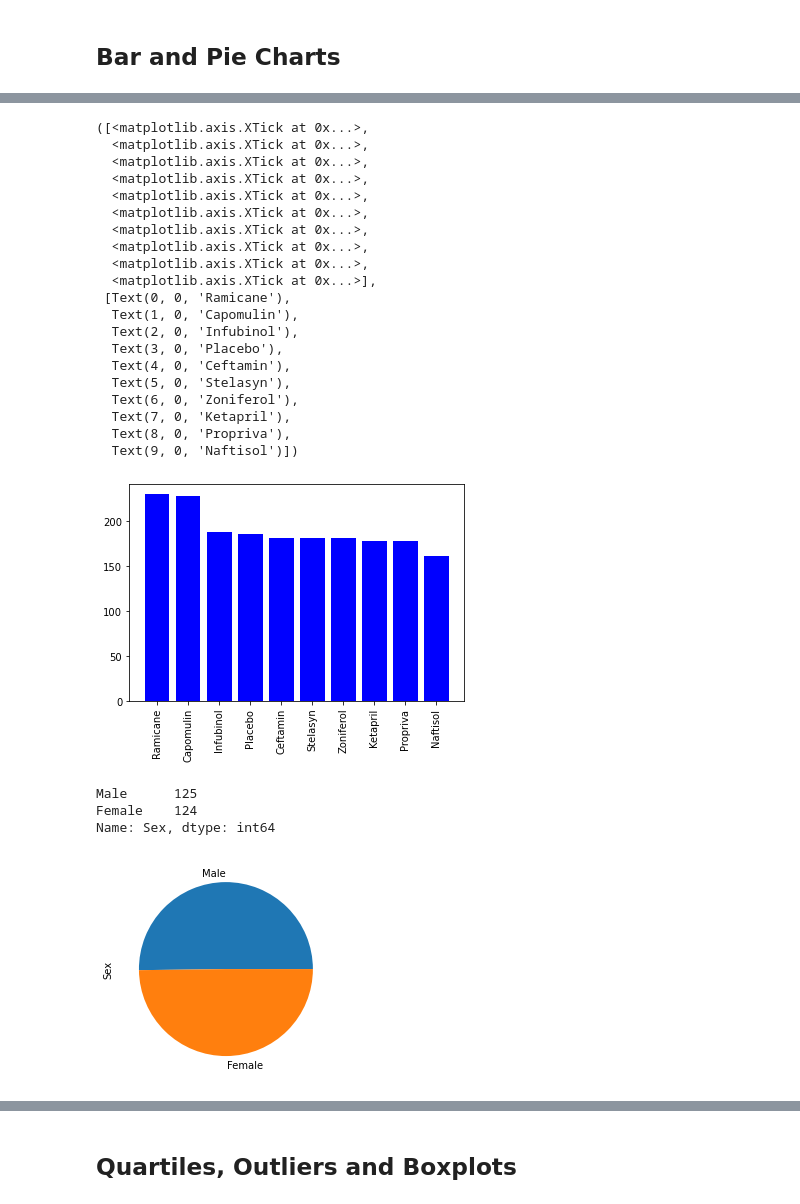
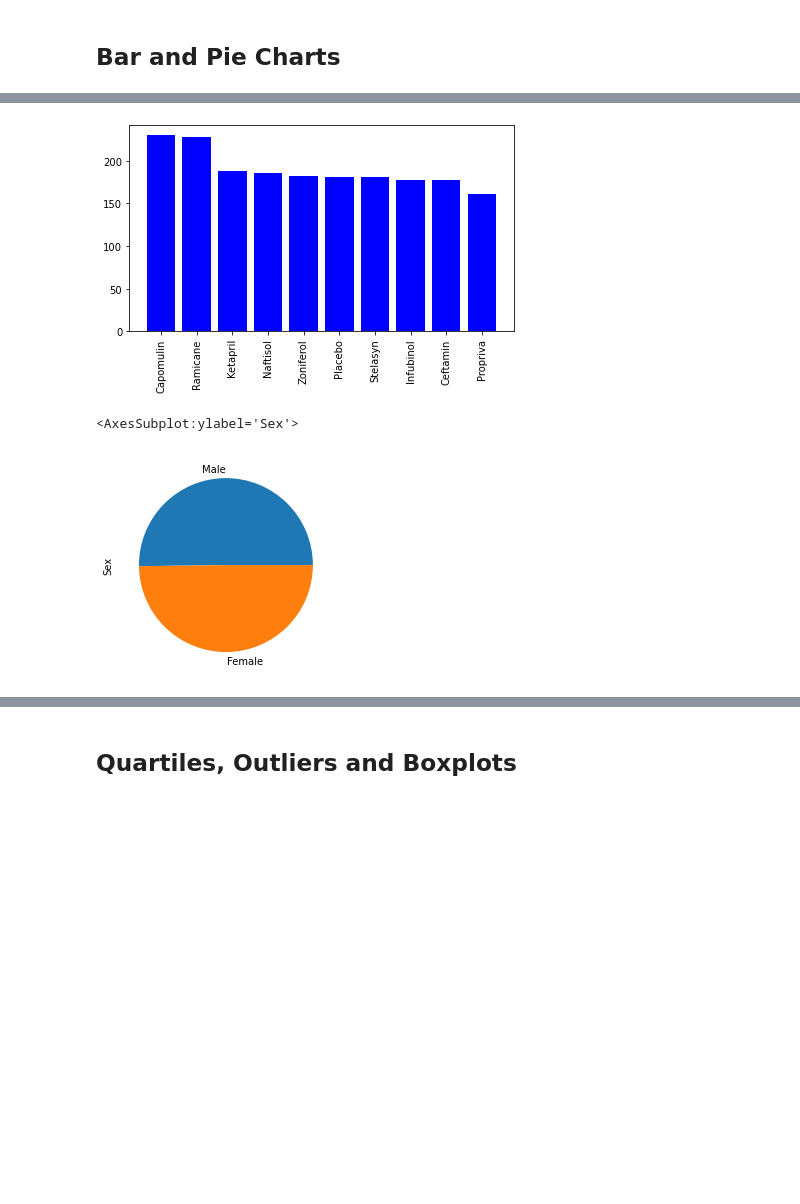
Before and after one commit to sustainedtang/matplotlib-challenge-, a Jupyter notebook: pymaceuticals_starter.ipynb, the cells around one changed output, grey strips where cells are left out. Saved outputs shown, nothing was run; the diff lists cells and outputs as text; code cells hidden in the pictures; blank space fills up the shorter version.

```diff
--- a/pymaceuticals_starter.ipynb
+++ b/pymaceuticals_starter.ipynb
@@ -130,9 +134,9 @@ drug_table
 ## Bar and Pie Charts
 # %%
 # Generate a bar plot showing the total number of measurements taken on each drug regimen using pandas.
-drug_count = combined_data["Drug Regimen"].value_counts()
-drug_bars = drug_count.plot(kind="bar")
+drug_names = combined_data["Drug Regimen"].value_counts().index.tolist()
+#drug_bars = drug_count.plot(kind="bar", color="b")
+combined_data["Drug Regimen"].value_counts().plot(kind="bar", color="b")
 plt.tight_layout()
-drug_names = combined_data.drop_duplicates(subset="Drug Regimen")
-drug_names.head(None)
+plt.show()
 # %% [output]
@@ -151,41 +144,23 @@ drug_names.head(None)
 # %%
 # Generate a bar plot showing the total number of measurements taken on each drug regimen using pyplot.
+#drug_names =
+
 x_axis = np.arange(len(drug_table))
 tick_locations = [value for value in x_axis]
 plt.bar(x_axis, drug_count, color="b", align="center")
-plt.xticks(tick_locations, drug_names['Drug Regimen'], rotation="vertical")
+plt.xticks(tick_locations, drug_names, rotation="vertical")
+plt.tight_layout()
+plt.show()
 # %% [output]
-([<matplotlib.axis.XTick at 0x...>,
-  <matplotlib.axis.XTick at 0x...>,
-  <matplotlib.axis.XTick at 0x...>,
-  <matplotlib.axis.XTick at 0x...>,
-  <matplotlib.axis.XTick at 0x...>,
-  <matplotlib.axis.XTick at 0x...>,
-  <matplotlib.axis.XTick at 0x...>,
-  <matplotlib.axis.XTick at 0x...>,
-  <matplotlib.axis.XTick at 0x...>,
-  <matplotlib.axis.XTick at 0x...>],
- [Text(0, 0, 'Ramicane'),
-  Text(1, 0, 'Capomulin'),
-  Text(2, 0, 'Infubinol'),
-  Text(3, 0, 'Placebo'),
-  Text(4, 0, 'Ceftamin'),
-  Text(5, 0, 'Stelasyn'),
-  Text(6, 0, 'Zoniferol'),
-  Text(7, 0, 'Ketapril'),
-  Text(8, 0, 'Propriva'),
-  Text(9, 0, 'Naftisol')])
-[figure, old version]
+[figure, new version]
 # %%
 # Generate a pie plot showing the distribution of female versus male mice using pandas
-mice_sex = mice_data["Sex"].value_counts()
+mice_sex = mice_data["Sex"].value_counts().plot.pie()
 labels = ["Male", "Female"]
-sex_pie = mice_sex.plot.pie()
-mice_sex.head()
+
+mice_sex
 # %% [output]
-Male      125
-Female    124
-Name: Sex, dtype: int64
+<AxesSubplot:ylabel='Sex'>
 [figure]
 # %%
 # Generate a pie plot showing the distribution of female versus male mice using pyplot
```
Also changed, not shown: parts of 8 cells of this notebook.
